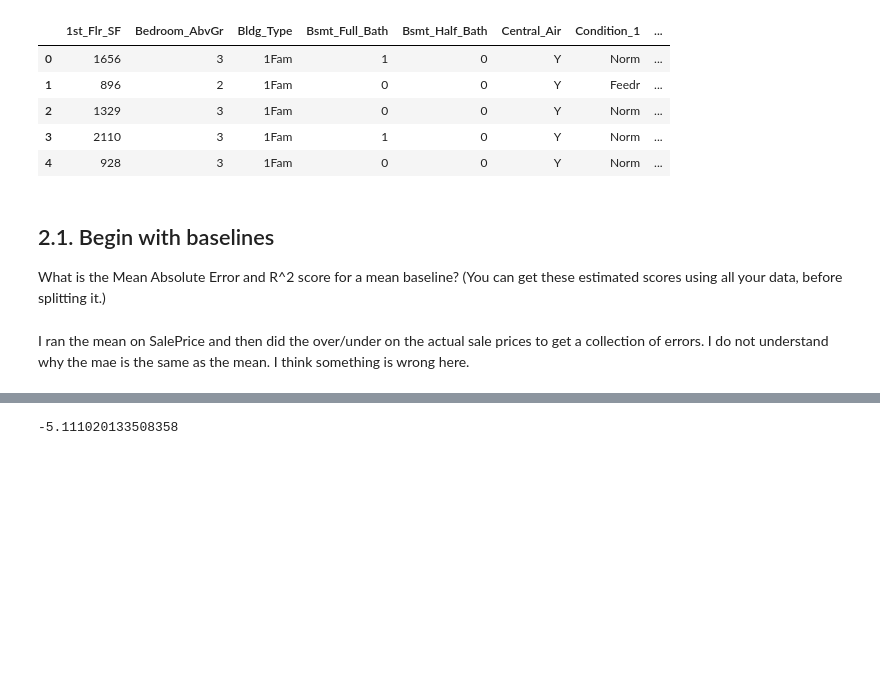
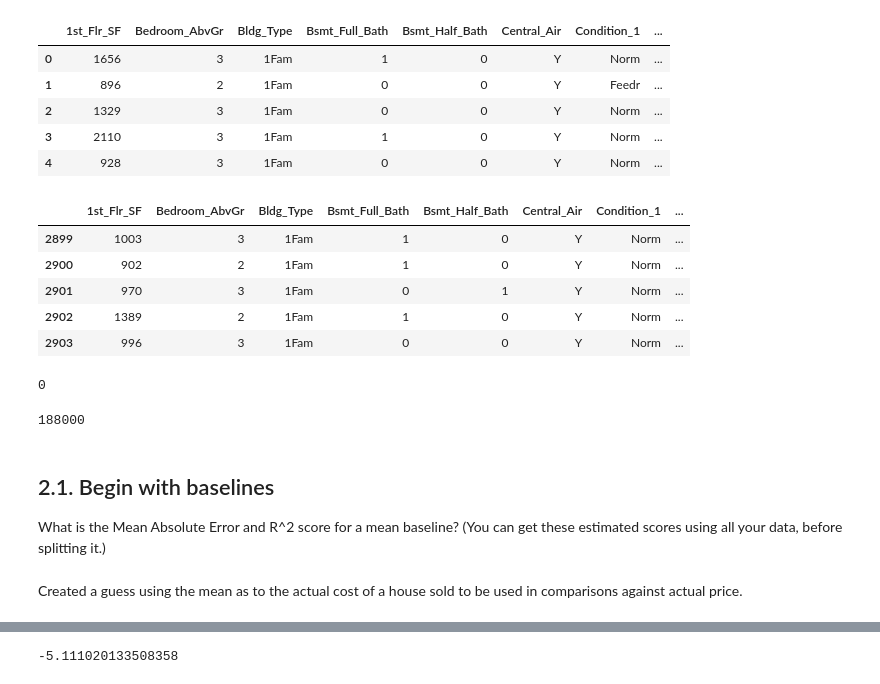
Before and after one commit to filchyboy/DS-Unit-2-Linear-Models, a Jupyter notebook: DS_Sprint_Challenge_Linear_Models.ipynb, the cells around one changed output, grey strips where cells are left out. Cells and saved outputs as stored; diff of their text form; code cells hidden in the pictures; blank space fills up the shorter version.

```diff
--- a/DS_Sprint_Challenge_Linear_Models.ipynb
+++ b/DS_Sprint_Challenge_Linear_Models.ipynb
@@ -235,12 +236,30 @@ homes.head()
 | 2 | 1329 | 3 | 1Fam | 0 | 0 | Y | Norm | ... |
 | 3 | 2110 | 3 | 1Fam | 1 | 0 | Y | Norm | ... |
 | 4 | 928 | 3 | 1Fam | 0 | 0 | Y | Norm | ... |
+# %%
+homes.tail()
+# %% [output]
+|  | 1st_Flr_SF | Bedroom_AbvGr | Bldg_Type | Bsmt_Full_Bath | Bsmt_Half_Bath | Central_Air | Condition_1 | ... |
+| 2899 | 1003 | 3 | 1Fam | 1 | 0 | Y | Norm | ... |
+| 2900 | 902 | 2 | 1Fam | 1 | 0 | Y | Norm | ... |
+| 2901 | 970 | 3 | 1Fam | 0 | 1 | Y | Norm | ... |
+| 2902 | 1389 | 2 | 1Fam | 1 | 0 | Y | Norm | ... |
+| 2903 | 996 | 3 | 1Fam | 0 | 0 | Y | Norm | ... |
+# %%
+homes['SalePrice'].isnull().sum()
+# %% [output]
+0
+# %%
+#homes['SalePrice'] = homes['SalePrice'].str.replace('nan',np.Nan).astype(int)
+homes['SalePrice'][2903]
+# %% [output]
+188000
 # %% [markdown]
 ## 2.1. Begin with baselines
 
 What is the Mean Absolute Error and R^2 score for a mean baseline? (You can get these estimated scores using all your data, before splitting it.)
-# %% [markdown]
-I ran the mean on SalePrice and then did the over/under on the actual sale prices to get a collection of errors. I do not understand why the mae is the same as the mean. I think something is wrong here.
+# %% [markdown]
+Created a guess using the mean as to the actual cost of a house sold to be used in comparisons against actual price.
 # %%
 guess = homes['SalePrice'].mean()
 a = []
```
Also changed, not shown: parts of 21 cells of this notebook.
